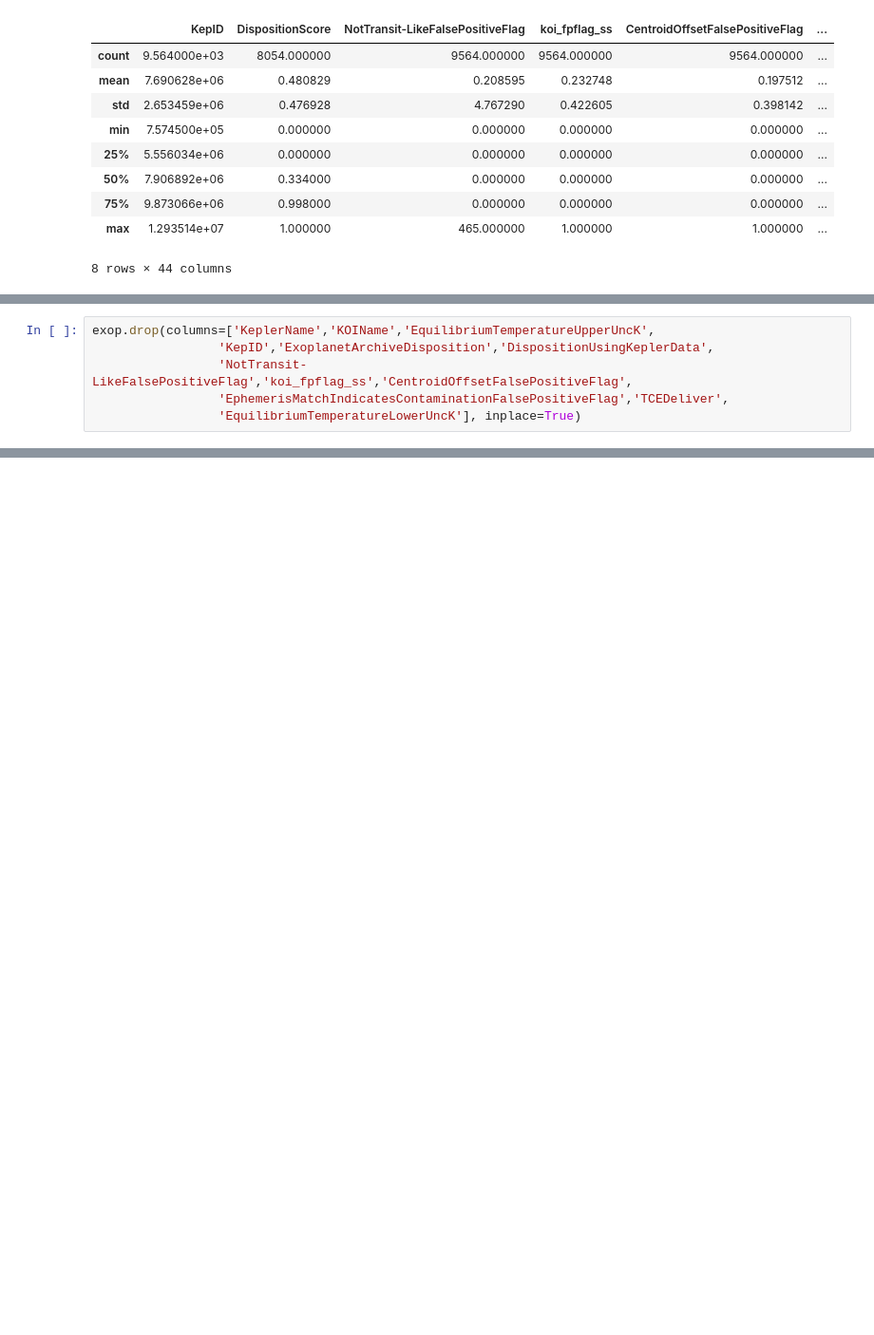
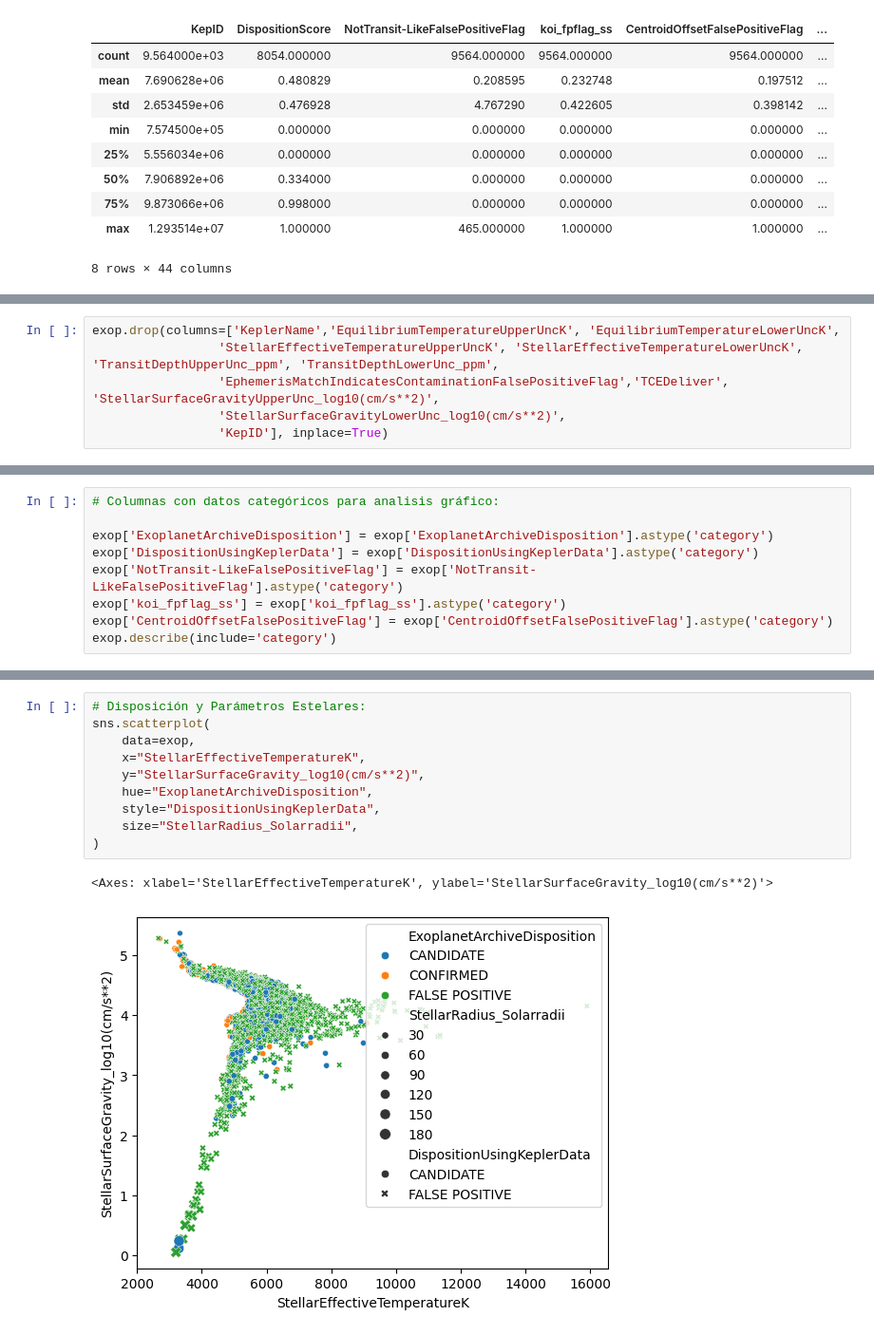
Before and after one commit to vomicienta/DataScience, a Jupyter notebook: ProyectoDS_ParteI_Cignola.ipynb, the cells around one changed output, grey strips where cells are left out. Shown at 95% size. Saved outputs shown, nothing was run; the diff lists cells and outputs as text; blank space fills up the shorter version.

```diff
--- a/ProyectoDS_ParteI_Cignola.ipynb
+++ b/ProyectoDS_ParteI_Cignola.ipynb
@@ -281,6 +260,0 @@ dtype: int64
-# %%
-exop.drop(columns=['KeplerName','KOIName','EquilibriumTemperatureUpperUncK',
-                 'KepID','ExoplanetArchiveDisposition','DispositionUsingKeplerData',
-                 'NotTransit-LikeFalsePositiveFlag','koi_fpflag_ss','CentroidOffsetFalsePositiveFlag',
-                 'EphemerisMatchIndicatesContaminationFalsePositiveFlag','TCEDeliver',
-                 'EquilibriumTemperatureLowerUncK'], inplace=True)
@@ -287,3 +283,9 @@ exop.drop(columns=['KeplerName','KOIName','EquilibriumTemperatureUpperUncK',
+# %%
+exop.drop(columns=['KeplerName','EquilibriumTemperatureUpperUncK', 'EquilibriumTemperatureLowerUncK',
+                 'StellarEffectiveTemperatureUpperUncK', 'StellarEffectiveTemperatureLowerUncK', 'TransitDepthUpperUnc_ppm', 'TransitDepthLowerUnc_ppm',
+                 'EphemerisMatchIndicatesContaminationFalsePositiveFlag','TCEDeliver', 'StellarSurfaceGravityUpperUnc_log10(cm/s**2)',
+                 'StellarSurfaceGravityLowerUnc_log10(cm/s**2)',
+                 'KepID'], inplace=True)
 # %%
 exop.dropna(inplace=True)
 exop.shape
@@ -298,0 +294,9 @@ exop.shape
+# %%
+# Columnas con datos categóricos para analisis gráfico:
+
+exop['ExoplanetArchiveDisposition'] = exop['ExoplanetArchiveDisposition'].astype('category')
+exop['DispositionUsingKeplerData'] = exop['DispositionUsingKeplerData'].astype('category')
+exop['NotTransit-LikeFalsePositiveFlag'] = exop['NotTransit-LikeFalsePositiveFlag'].astype('category')
+exop['koi_fpflag_ss'] = exop['koi_fpflag_ss'].astype('category')
+exop['CentroidOffsetFalsePositiveFlag'] = exop['CentroidOffsetFalsePositiveFlag'].astype('category')
+exop.describe(include='category')
@@ -298,0 +317,13 @@ exop.shape
+# %%
+# Disposición y Parámetros Estelares:
+sns.scatterplot(
+    data=exop,
+    x="StellarEffectiveTemperatureK",
+    y="StellarSurfaceGravity_log10(cm/s**2)",
+    hue="ExoplanetArchiveDisposition",
+    style="DispositionUsingKeplerData",
+    size="StellarRadius_Solarradii",
+)
+# %% [output]
+<Axes: xlabel='StellarEffectiveTemperatureK', ylabel='StellarSurfaceGravity_log10(cm/s**2)'>
+[figure, added]
```
Also changed, not shown: parts of 15 cells of this notebook.
